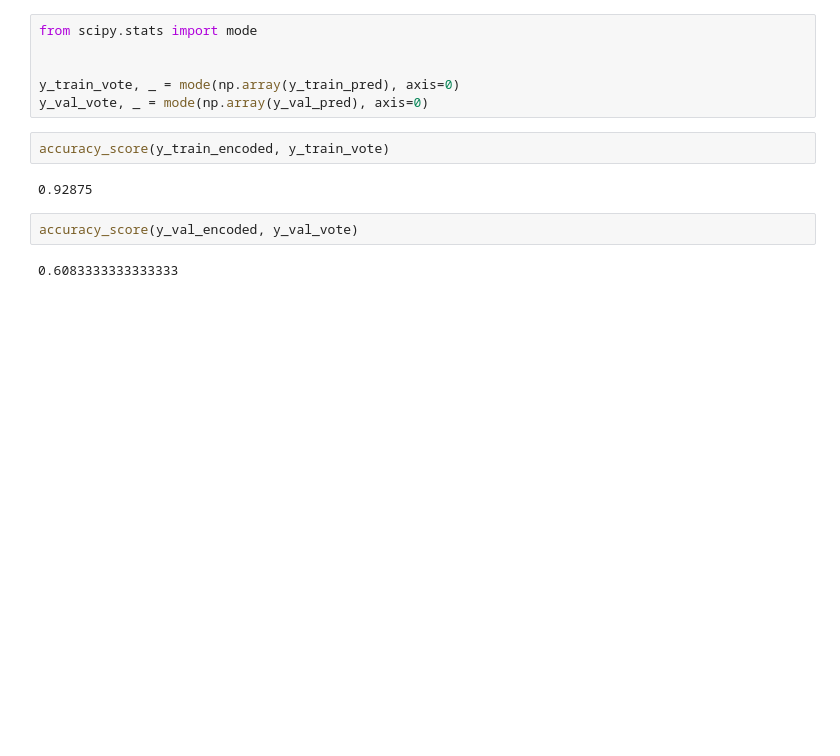
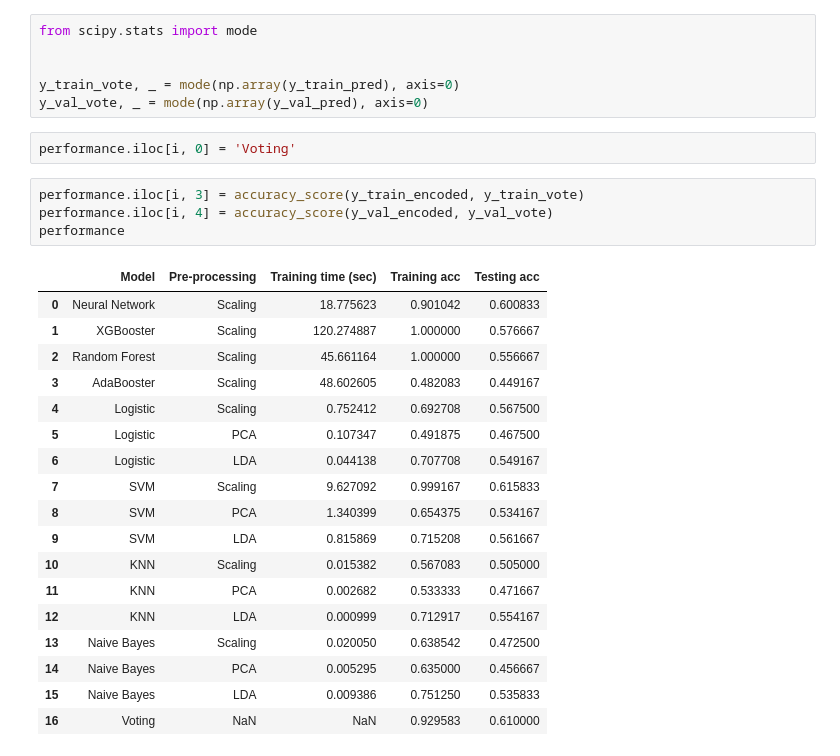
Before and after one commit to haochu-liu/SML_practical, a Jupyter notebook: all_models.ipynb, the cells around one changed output. Saved outputs shown, nothing was run; the diff lists cells and outputs as text; blank space fills up the shorter version.

Commit message:
run all_models

```diff
--- a/all_models.ipynb
+++ b/all_models.ipynb
@@ -716,11 +716,28 @@ from scipy.stats import mode
 
 y_train_vote, _ = mode(np.array(y_train_pred), axis=0)
 y_val_vote, _ = mode(np.array(y_val_pred), axis=0)
-# %%
-accuracy_score(y_train_encoded, y_train_vote)
-# %% [output]
-0.92875
-# %%
-accuracy_score(y_val_encoded, y_val_vote)
-# %% [output]
-0.6083333333333333
+# %%
+performance.iloc[i, 0] = 'Voting'
+# %%
+performance.iloc[i, 3] = accuracy_score(y_train_encoded, y_train_vote)
+performance.iloc[i, 4] = accuracy_score(y_val_encoded, y_val_vote)
+performance
+# %% [output]
+|  | Model | Pre-processing | Training time (sec) | Training acc | Testing acc |
+| 0 | Neural Network | Scaling | 18.775623 | 0.901042 | 0.600833 |
+| 1 | XGBooster | Scaling | 120.274887 | 1.000000 | 0.576667 |
+| 2 | Random Forest | Scaling | 45.661164 | 1.000000 | 0.556667 |
+| 3 | AdaBooster | Scaling | 48.602605 | 0.482083 | 0.449167 |
+| 4 | Logistic | Scaling | 0.752412 | 0.692708 | 0.567500 |
+| 5 | Logistic | PCA | 0.107347 | 0.491875 | 0.467500 |
+| 6 | Logistic | LDA | 0.044138 | 0.707708 | 0.549167 |
+| 7 | SVM | Scaling | 9.627092 | 0.999167 | 0.615833 |
+| 8 | SVM | PCA | 1.340399 | 0.654375 | 0.534167 |
+| 9 | SVM | LDA | 0.815869 | 0.715208 | 0.561667 |
+| 10 | KNN | Scaling | 0.015382 | 0.567083 | 0.505000 |
+| 11 | KNN | PCA | 0.002682 | 0.533333 | 0.471667 |
+| 12 | KNN | LDA | 0.000999 | 0.712917 | 0.554167 |
+| 13 | Naive Bayes | Scaling | 0.020050 | 0.638542 | 0.472500 |
+| 14 | Naive Bayes | PCA | 0.005295 | 0.635000 | 0.456667 |
+| 15 | Naive Bayes | LDA | 0.009386 | 0.751250 | 0.535833 |
+| 16 | Voting | NaN | NaN | 0.929583 | 0.610000 |
```
Also changed, not shown: parts of 19 cells of this notebook, 1 other file.
